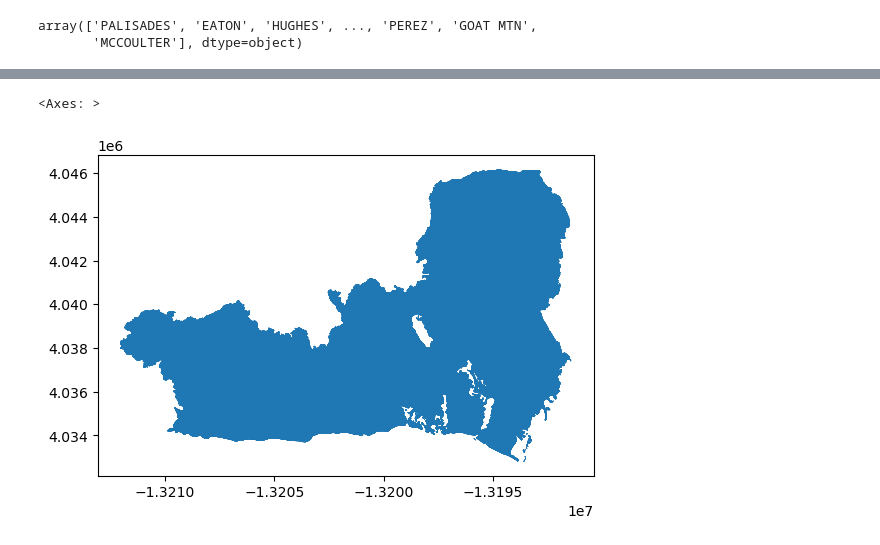
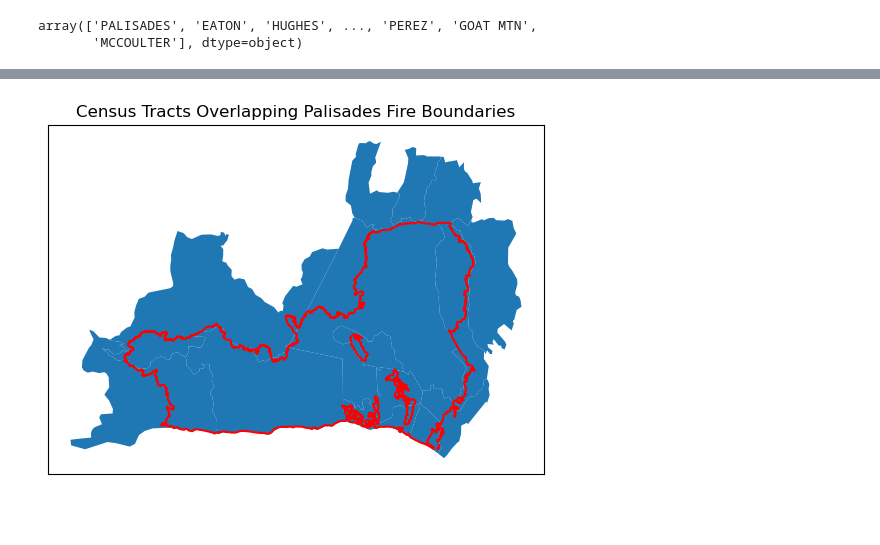
Before and after one commit to NatBonnet/eds220-2025-in-class, a Jupyter notebook: week8/week8-discussion-section.ipynb, the cells around one changed output, grey strips where cells are left out. Drawn from its saved outputs; the diff is of its cells as text; code cells hidden in the pictures; blank space fills up the shorter version.

```diff
--- a/week8/week8-discussion-section.ipynb
+++ b/week8/week8-discussion-section.ipynb
@@ -79,6 +81,6 @@ Datum: World Geodetic System 1984 ensemble
 - Prime Meridian: Greenwich
 # %%
 # Spatial join
-palisade_soc = gpd.sjoin(palisade,
-eji,
+palisade_soc = gpd.sjoin(left_df = eji,
+                        right_df = palisade,
 how = 'inner')
@@ -105,6 +87,12 @@ palisade_soc
 # %%
 fig, ax = plt.subplots()
 palisade_soc.plot(ax=ax)
+palisade.boundary.plot(ax=ax, edgecolor = "red")
+plt.title("Census Tracts Overlapping Palisades Fire Boundaries")
+# Remove axes ticks
+ax.set_xticks([])
+ax.set_yticks([])
+
+plt.show()
 # %% [output]
-<Axes: >
-[figure, old version]
+[figure, new version]
```
Also changed, not shown: parts of 11 cells of this notebook.
